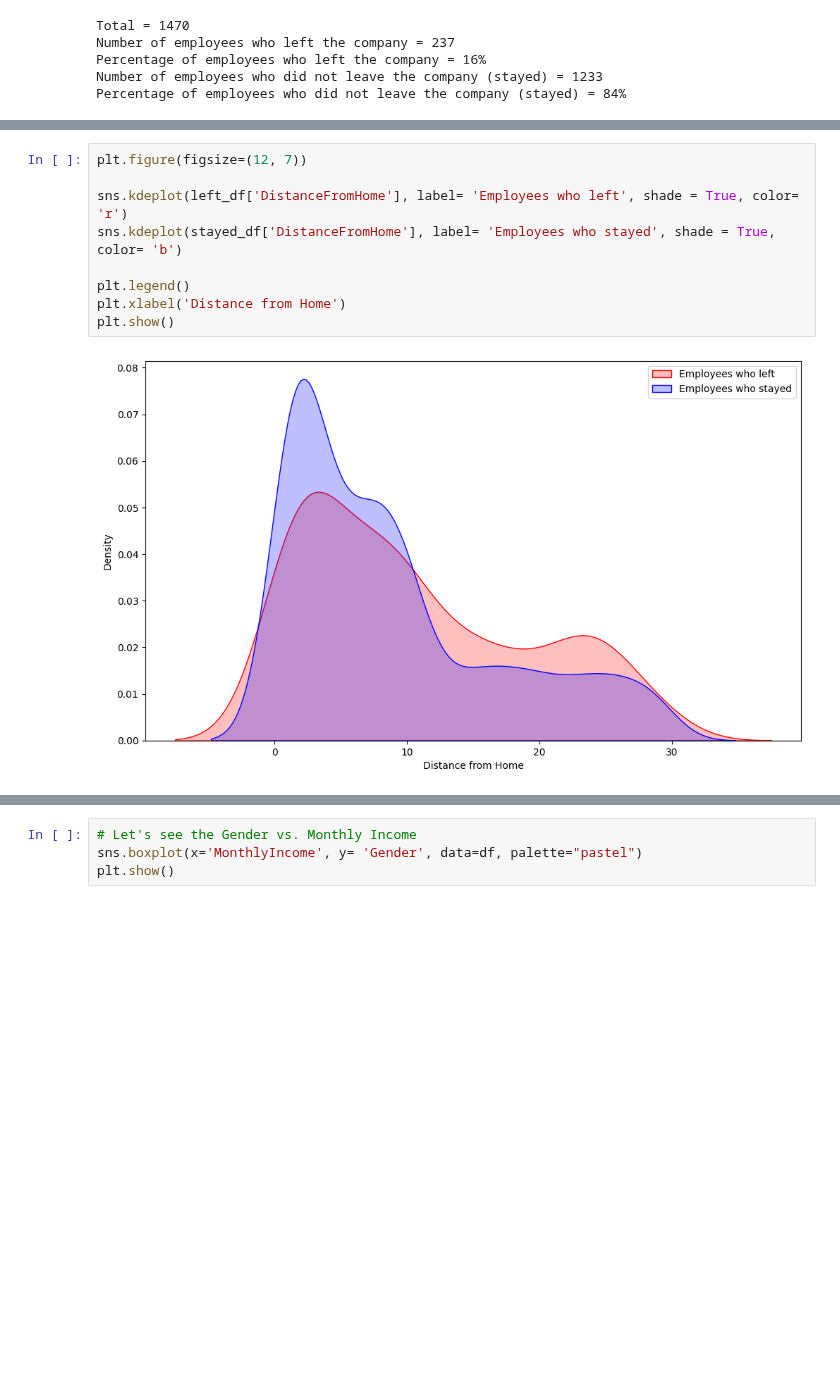
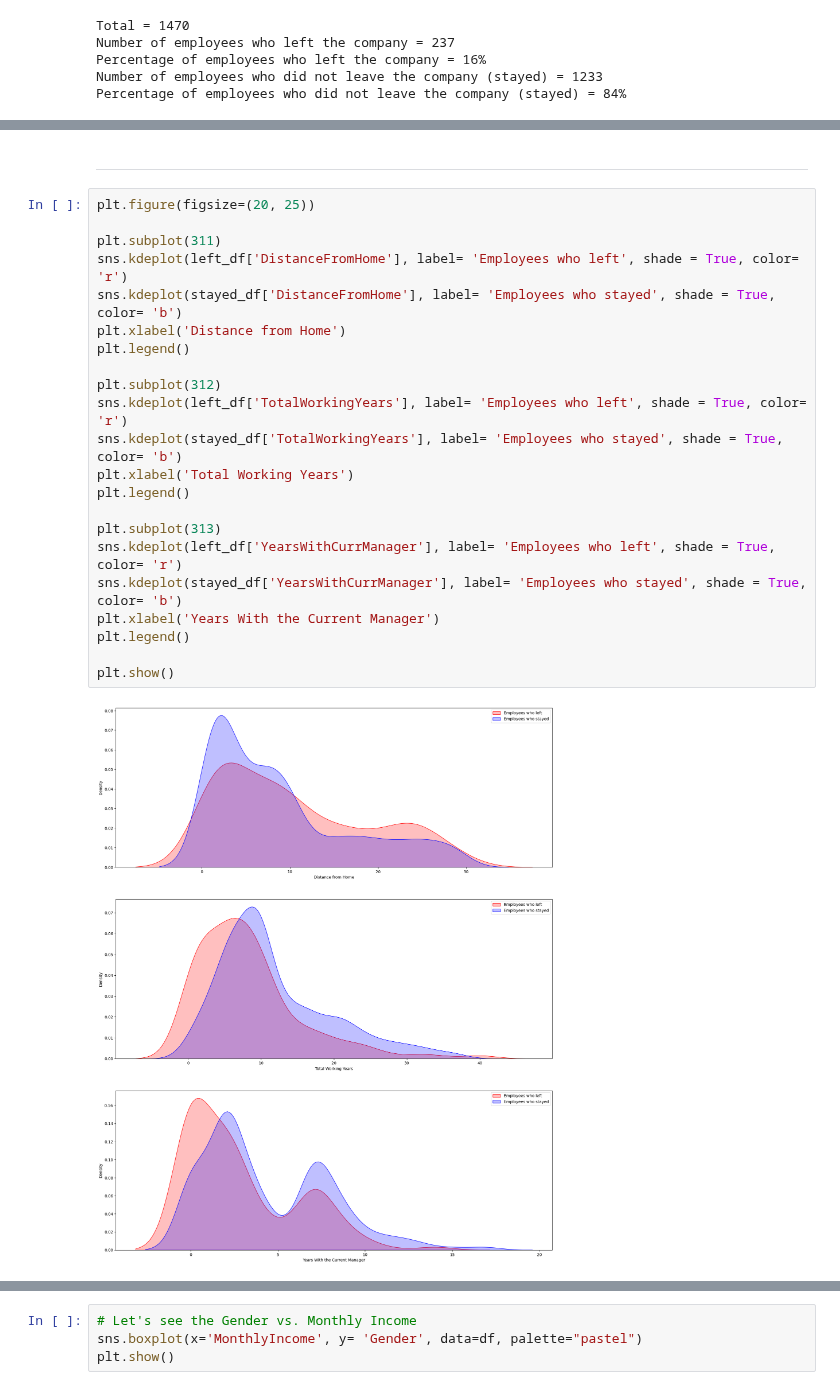
Before and after one commit to GoncaloJoseMoura/Projects, a Jupyter notebook: HR/HR_Attrition.ipynb, the cells around one changed output, grey strips where cells are left out. Cells and saved outputs as stored; diff of their text form; blank space fills up the shorter version.

```diff
--- a/HR/HR_Attrition.ipynb
+++ b/HR/HR_Attrition.ipynb
@@ -316,11 +328,26 @@ plt.tight_layout()
+# %% [markdown]
+---
 # %%
-plt.figure(figsize=(12, 7))
+plt.figure(figsize=(20, 25))
 
+plt.subplot(311)
 sns.kdeplot(left_df['DistanceFromHome'], label= 'Employees who left', shade = True, color= 'r')
 sns.kdeplot(stayed_df['DistanceFromHome'], label= 'Employees who stayed', shade = True, color= 'b')
+plt.xlabel('Distance from Home')
+plt.legend()
 
+plt.subplot(312)
+sns.kdeplot(left_df['TotalWorkingYears'], label= 'Employees who left', shade = True, color= 'r')
+sns.kdeplot(stayed_df['TotalWorkingYears'], label= 'Employees who stayed', shade = True, color= 'b')
+plt.xlabel('Total Working Years')
 plt.legend()
-plt.xlabel('Distance from Home')
+
+plt.subplot(313)
+sns.kdeplot(left_df['YearsWithCurrManager'], label= 'Employees who left', shade = True, color= 'r')
+sns.kdeplot(stayed_df['YearsWithCurrManager'], label= 'Employees who stayed', shade = True, color= 'b')
+plt.xlabel('Years With the Current Manager')
+plt.legend()
+
 plt.show()
 # %% [output]
-[figure, old version]
+[figure, new version]
```
Also changed, not shown: parts of 20 cells of this notebook.
